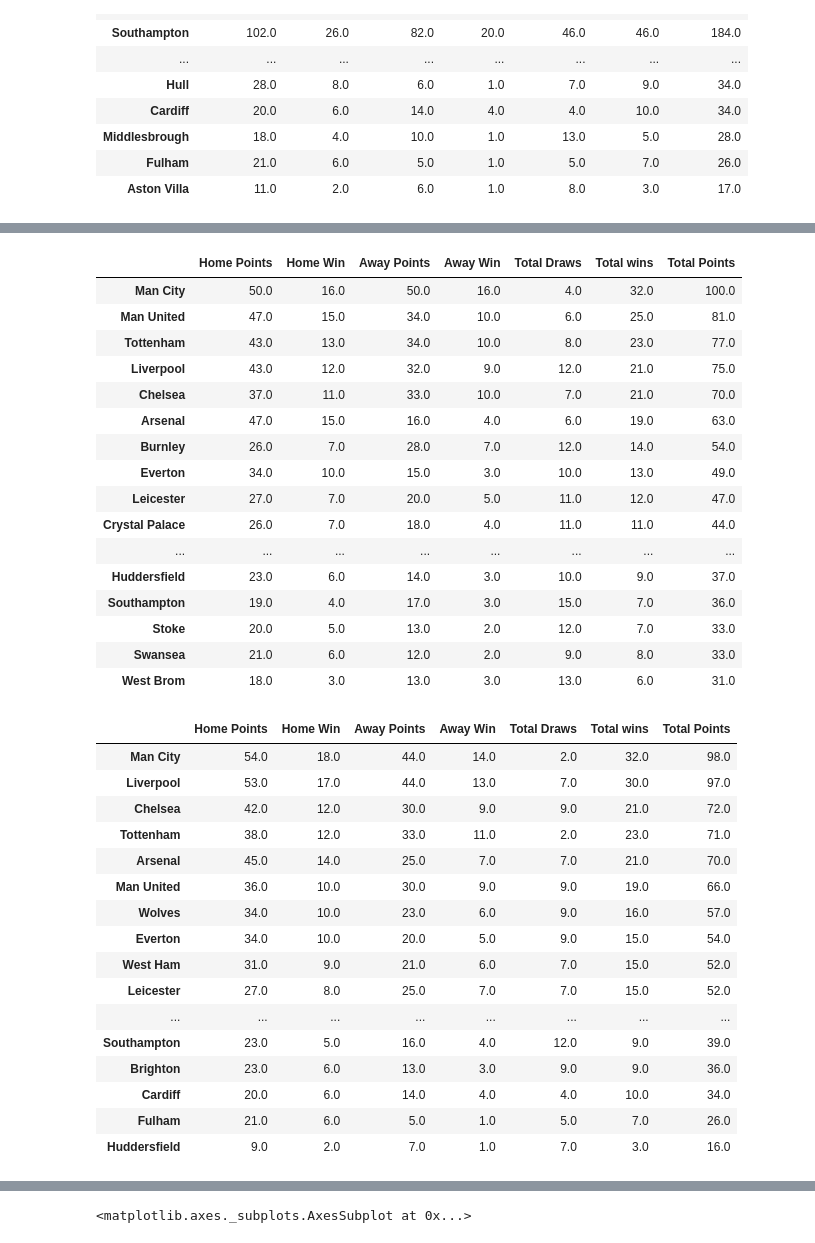
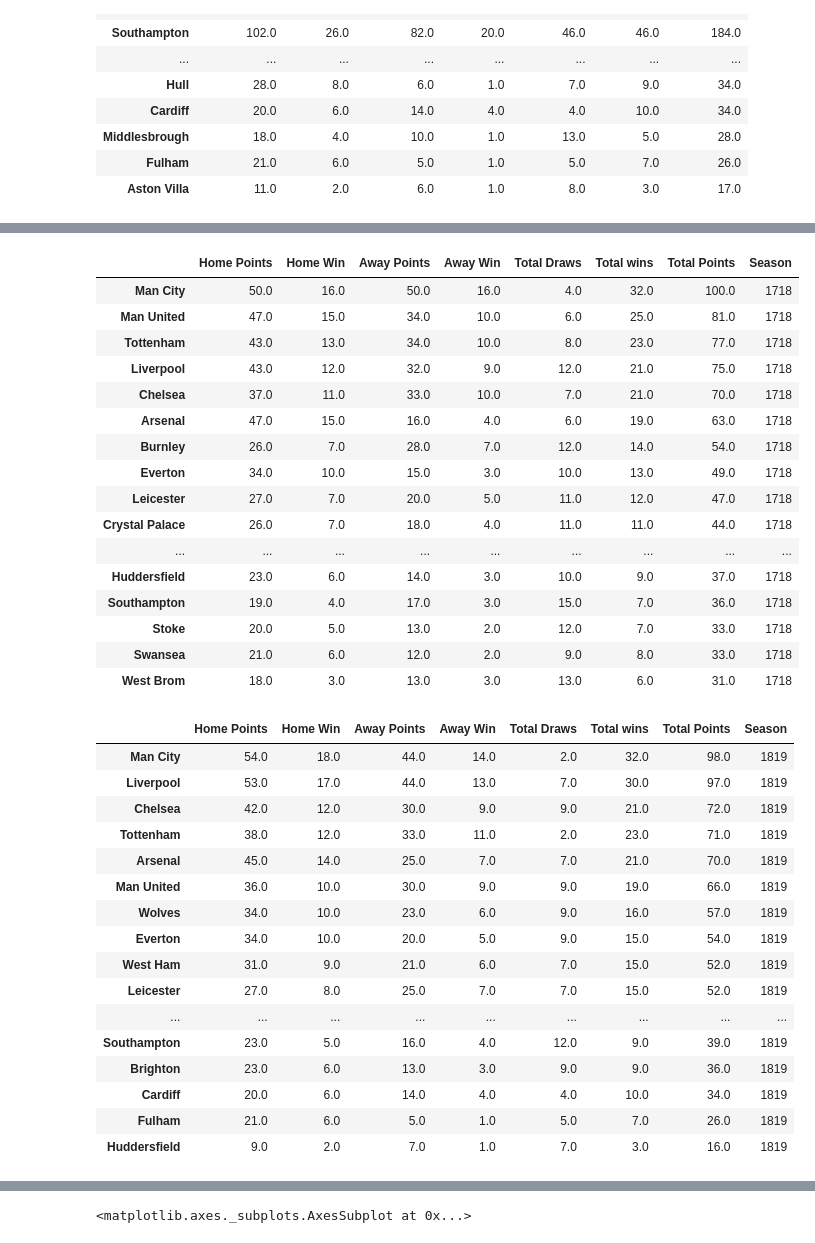
Before and after one commit to ethomps33/Premier_League_Sports_Analysis, a Jupyter notebook: Untitled.ipynb, the cells around one changed output, grey strips where cells are left out. Drawn from its saved outputs; the diff is of its cells as text; code cells hidden in the pictures.

```diff
--- a/Untitled.ipynb
+++ b/Untitled.ipynb
@@ -256,33 +258,34 @@ wins17
 # %%
 home18_wins = s18.groupby('HomeTeam')['Home Points' ,'Home Win', 'Draw'].sum()
 away18_wins = s18.groupby('AwayTeam')['Away Points' ,'Away Win', 'Draw'].sum()
 away18_wins = away18_wins.rename(columns={'Draw': 'Away Draws'})
 wins18= pd.concat([home18_wins,away18_wins], axis=1)
 
 wins18['Total Draws'] =wins18['Draw'] +wins18['Away Draws']
 wins18['Total wins'] =wins18['Home Win'] +wins18['Away Win']
 wins18['Total Points'] =wins18['Home Points'] +wins18['Away Points']
 wins18.sort_values('Total Points',ascending=False, inplace=True)
 wins18 =wins18.drop(['Draw', 'Away Draws'], axis=1)
+wins18['Season'] = '1718'
 wins18
 # %% [output]
-|  | Home Points | Home Win | Away Points | Away Win | Total Draws | Total wins | Total Points |
-| Man City | 50.0 | 16.0 | 50.0 | 16.0 | 4.0 | 32.0 | 100.0 |
-| Man United | 47.0 | 15.0 | 34.0 | 10.0 | 6.0 | 25.0 | 81.0 |
-| Tottenham | 43.0 | 13.0 | 34.0 | 10.0 | 8.0 | 23.0 | 77.0 |
-| Liverpool | 43.0 | 12.0 | 32.0 | 9.0 | 12.0 | 21.0 | 75.0 |
-| Chelsea | 37.0 | 11.0 | 33.0 | 10.0 | 7.0 | 21.0 | 70.0 |
-| Arsenal | 47.0 | 15.0 | 16.0 | 4.0 | 6.0 | 19.0 | 63.0 |
-| Burnley | 26.0 | 7.0 | 28.0 | 7.0 | 12.0 | 14.0 | 54.0 |
-| Everton | 34.0 | 10.0 | 15.0 | 3.0 | 10.0 | 13.0 | 49.0 |
-| Leicester | 27.0 | 7.0 | 20.0 | 5.0 | 11.0 | 12.0 | 47.0 |
-| Crystal Palace | 26.0 | 7.0 | 18.0 | 4.0 | 11.0 | 11.0 | 44.0 |
-| ... | ... | ... | ... | ... | ... | ... | ... |
-| Huddersfield | 23.0 | 6.0 | 14.0 | 3.0 | 10.0 | 9.0 | 37.0 |
-| Southampton | 19.0 | 4.0 | 17.0 | 3.0 | 15.0 | 7.0 | 36.0 |
-| Stoke | 20.0 | 5.0 | 13.0 | 2.0 | 12.0 | 7.0 | 33.0 |
-| Swansea | 21.0 | 6.0 | 12.0 | 2.0 | 9.0 | 8.0 | 33.0 |
-| West Brom | 18.0 | 3.0 | 13.0 | 3.0 | 13.0 | 6.0 | 31.0 |
+|  | Home Points | Home Win | Away Points | Away Win | Total Draws | Total wins | Total Points | Season |
+| Man City | 50.0 | 16.0 | 50.0 | 16.0 | 4.0 | 32.0 | 100.0 | 1718 |
+| Man United | 47.0 | 15.0 | 34.0 | 10.0 | 6.0 | 25.0 | 81.0 | 1718 |
+| Tottenham | 43.0 | 13.0 | 34.0 | 10.0 | 8.0 | 23.0 | 77.0 | 1718 |
+| Liverpool | 43.0 | 12.0 | 32.0 | 9.0 | 12.0 | 21.0 | 75.0 | 1718 |
+| Chelsea | 37.0 | 11.0 | 33.0 | 10.0 | 7.0 | 21.0 | 70.0 | 1718 |
+| Arsenal | 47.0 | 15.0 | 16.0 | 4.0 | 6.0 | 19.0 | 63.0 | 1718 |
+| Burnley | 26.0 | 7.0 | 28.0 | 7.0 | 12.0 | 14.0 | 54.0 | 1718 |
+| Everton | 34.0 | 10.0 | 15.0 | 3.0 | 10.0 | 13.0 | 49.0 | 1718 |
+| Leicester | 27.0 | 7.0 | 20.0 | 5.0 | 11.0 | 12.0 | 47.0 | 1718 |
+| Crystal Palace | 26.0 | 7.0 | 18.0 | 4.0 | 11.0 | 11.0 | 44.0 | 1718 |
+| ... | ... | ... | ... | ... | ... | ... | ... | ... |
+| Huddersfield | 23.0 | 6.0 | 14.0 | 3.0 | 10.0 | 9.0 | 37.0 | 1718 |
+| Southampton | 19.0 | 4.0 | 17.0 | 3.0 | 15.0 | 7.0 | 36.0 | 1718 |
+| Stoke | 20.0 | 5.0 | 13.0 | 2.0 | 12.0 | 7.0 | 33.0 | 1718 |
+| Swansea | 21.0 | 6.0 | 12.0 | 2.0 | 9.0 | 8.0 | 33.0 | 1718 |
+| West Brom | 18.0 | 3.0 | 13.0 | 3.0 | 13.0 | 6.0 | 31.0 | 1718 |
 # %%
 home19_wins = s19.groupby('HomeTeam')['Home Points' ,'Home Win', 'Draw'].sum()
 away19_wins = s19.groupby('AwayTeam')['Away Points' ,'Away Win', 'Draw'].sum()
@@ -294,22 +297,23 @@ wins19['Total wins'] =wins19['Home Win'] +wins19['Away Win']
 wins19['Total Points'] =wins19['Home Points'] +wins19['Away Points']
 wins19.sort_values('Total Points',ascending=False, inplace=True)
 wins19 =wins19.drop(['Draw', 'Away Draws'], axis=1)
+wins19['Season'] = '1819'
 wins19
 # %% [output]
-|  | Home Points | Home Win | Away Points | Away Win | Total Draws | Total wins | Total Points |
-| Man City | 54.0 | 18.0 | 44.0 | 14.0 | 2.0 | 32.0 | 98.0 |
-| Liverpool | 53.0 | 17.0 | 44.0 | 13.0 | 7.0 | 30.0 | 97.0 |
-| Chelsea | 42.0 | 12.0 | 30.0 | 9.0 | 9.0 | 21.0 | 72.0 |
-| Tottenham | 38.0 | 12.0 | 33.0 | 11.0 | 2.0 | 23.0 | 71.0 |
-| Arsenal | 45.0 | 14.0 | 25.0 | 7.0 | 7.0 | 21.0 | 70.0 |
-| Man United | 36.0 | 10.0 | 30.0 | 9.0 | 9.0 | 19.0 | 66.0 |
-| Wolves | 34.0 | 10.0 | 23.0 | 6.0 | 9.0 | 16.0 | 57.0 |
-| Everton | 34.0 | 10.0 | 20.0 | 5.0 | 9.0 | 15.0 | 54.0 |
-| West Ham | 31.0 | 9.0 | 21.0 | 6.0 | 7.0 | 15.0 | 52.0 |
-| Leicester | 27.0 | 8.0 | 25.0 | 7.0 | 7.0 | 15.0 | 52.0 |
-| ... | ... | ... | ... | ... | ... | ... | ... |
-| Southampton | 23.0 | 5.0 | 16.0 | 4.0 | 12.0 | 9.0 | 39.0 |
-| Brighton | 23.0 | 6.0 | 13.0 | 3.0 | 9.0 | 9.0 | 36.0 |
-| Cardiff | 20.0 | 6.0 | 14.0 | 4.0 | 4.0 | 10.0 | 34.0 |
-| Fulham | 21.0 | 6.0 | 5.0 | 1.0 | 5.0 | 7.0 | 26.0 |
-| Huddersfield | 9.0 | 2.0 | 7.0 | 1.0 | 7.0 | 3.0 | 16.0 |
+|  | Home Points | Home Win | Away Points | Away Win | Total Draws | Total wins | Total Points | Season |
+| Man City | 54.0 | 18.0 | 44.0 | 14.0 | 2.0 | 32.0 | 98.0 | 1819 |
+| Liverpool | 53.0 | 17.0 | 44.0 | 13.0 | 7.0 | 30.0 | 97.0 | 1819 |
+| Chelsea | 42.0 | 12.0 | 30.0 | 9.0 | 9.0 | 21.0 | 72.0 | 1819 |
+| Tottenham | 38.0 | 12.0 | 33.0 | 11.0 | 2.0 | 23.0 | 71.0 | 1819 |
+| Arsenal | 45.0 | 14.0 | 25.0 | 7.0 | 7.0 | 21.0 | 70.0 | 1819 |
+| Man United | 36.0 | 10.0 | 30.0 | 9.0 | 9.0 | 19.0 | 66.0 | 1819 |
+| Wolves | 34.0 | 10.0 | 23.0 | 6.0 | 9.0 | 16.0 | 57.0 | 1819 |
+| Everton | 34.0 | 10.0 | 20.0 | 5.0 | 9.0 | 15.0 | 54.0 | 1819 |
+| West Ham | 31.0 | 9.0 | 21.0 | 6.0 | 7.0 | 15.0 | 52.0 | 1819 |
+| Leicester | 27.0 | 8.0 | 25.0 | 7.0 | 7.0 | 15.0 | 52.0 | 1819 |
+| ... | ... | ... | ... | ... | ... | ... | ... | ... |
+| Southampton | 23.0 | 5.0 | 16.0 | 4.0 | 12.0 | 9.0 | 39.0 | 1819 |
+| Brighton | 23.0 | 6.0 | 13.0 | 3.0 | 9.0 | 9.0 | 36.0 | 1819 |
+| Cardiff | 20.0 | 6.0 | 14.0 | 4.0 | 4.0 | 10.0 | 34.0 | 1819 |
+| Fulham | 21.0 | 6.0 | 5.0 | 1.0 | 5.0 | 7.0 | 26.0 | 1819 |
+| Huddersfield | 9.0 | 2.0 | 7.0 | 1.0 | 7.0 | 3.0 | 16.0 | 1819 |
```
Also changed, not shown: parts of 3 cells of this notebook.
